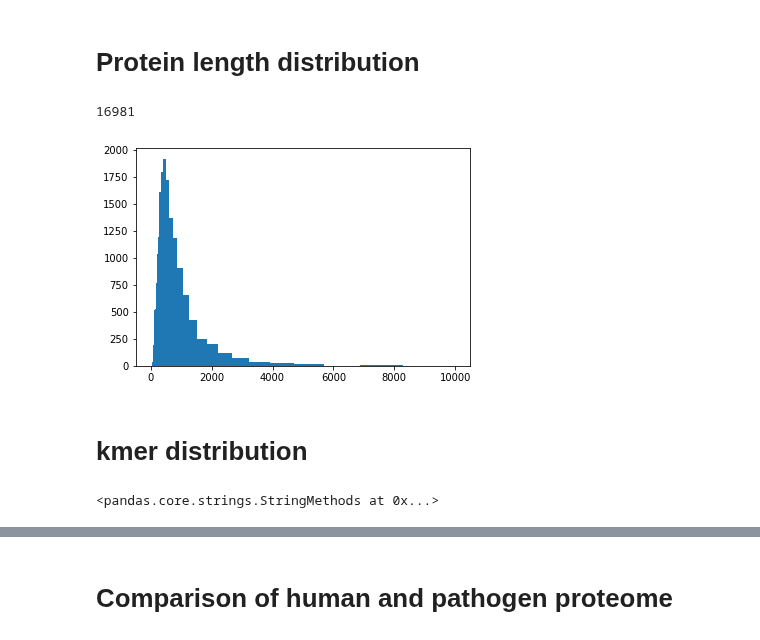
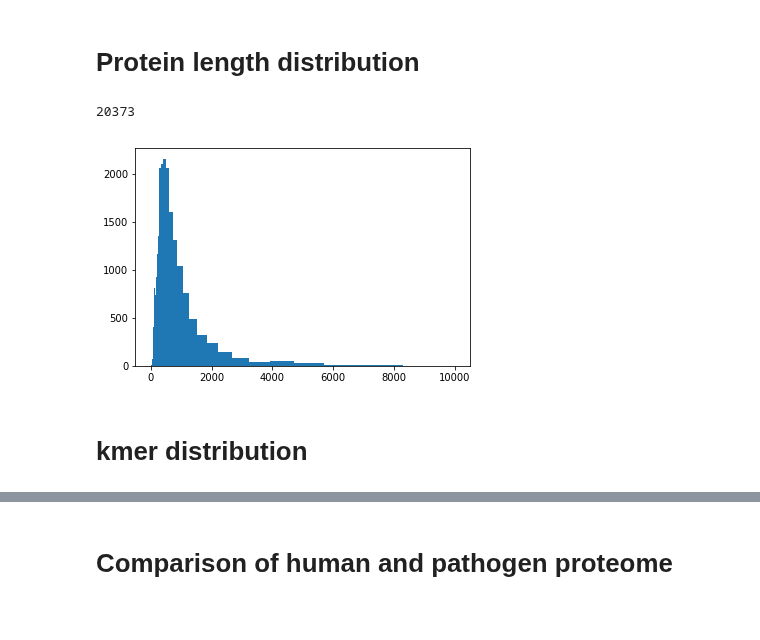
Before and after one commit to andim/peptidome, a Jupyter notebook: code/analysis.ipynb, the cells around one changed output, grey strips where cells are left out. Cells and saved outputs as stored; diff of their text form; code cells hidden in the pictures.

```diff
--- a/code/analysis.ipynb
+++ b/code/analysis.ipynb
@@ -26,18 +26,14 @@ pseudoburk = '/home/amayer/data/proteomes/uniprot-burkholderiapseudomallei-UP000
 # Protein length distribution
 # %%
 lens = []
-for h, seq in fasta_iter(mouse):
+for h, seq in fasta_iter(human):
     lens.append(len(seq))
 nhuman = len(lens)
 plt.hist(lens, bins=np.logspace(0, 4));
 nhuman
 # %% [output]
-16981
+20373
-[figure, old version]
+[figure, new version]
 # %% [markdown]
 # kmer distribution
-# %%
-df2['seq'].str
-# %% [output]
-<pandas.core.strings.StringMethods at 0x...>
 # %%
```
Also changed, not shown: parts of 16 cells of this notebook, 2 other files.
